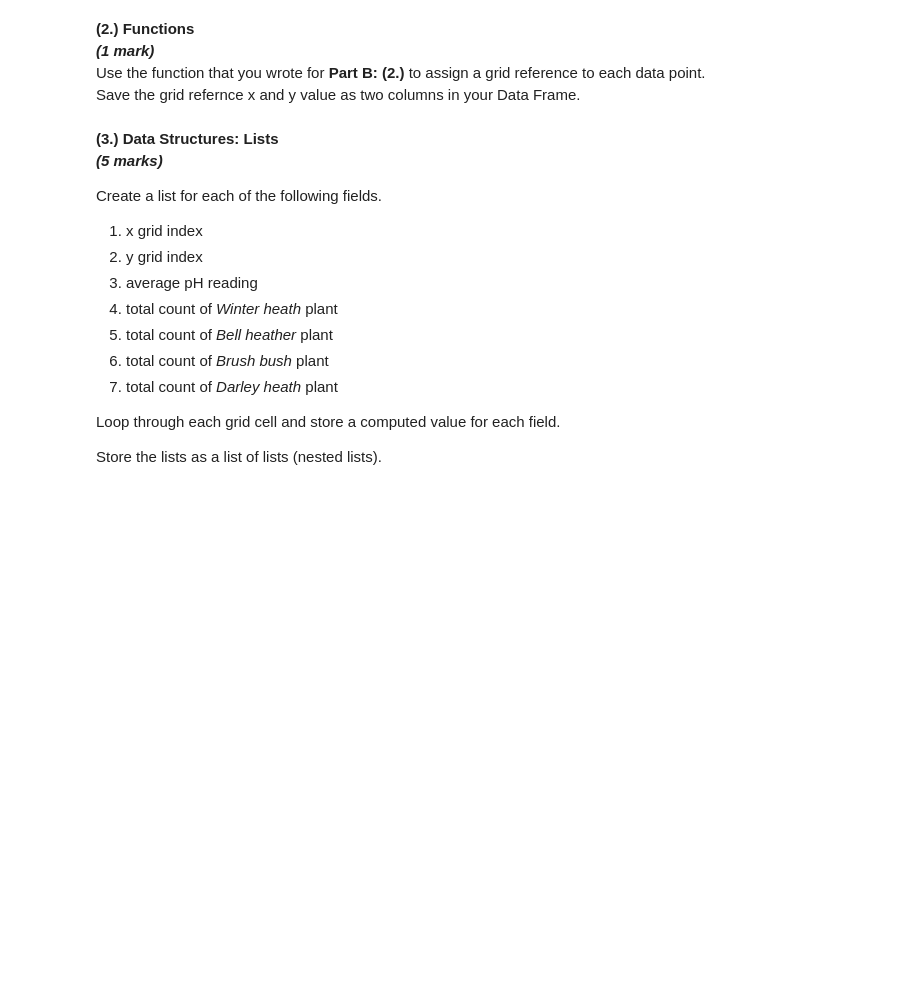
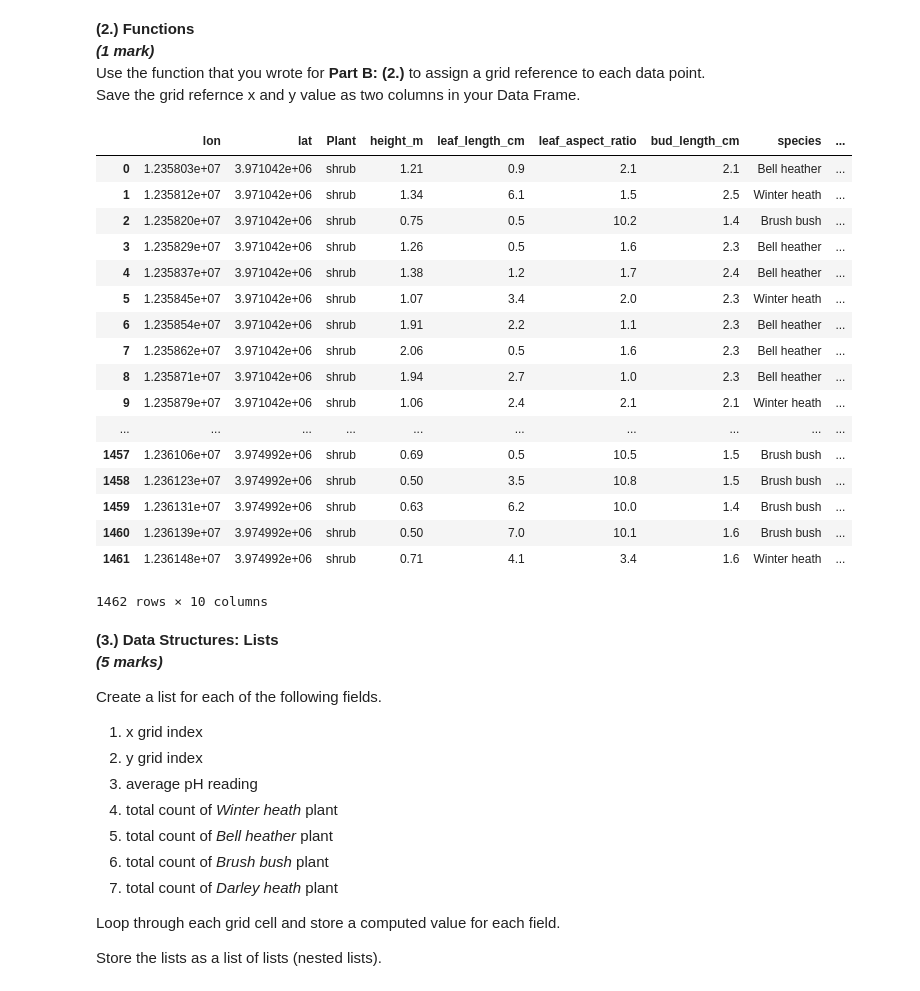
Before and after one commit to zaheirava/snake, a Jupyter notebook: CourseworkAssignment_Student.ipynb, the cells around one changed output. Saved outputs shown, nothing was run; the diff lists cells and outputs as text; code cells hidden in the pictures; blank space fills up the shorter version.

```diff
--- a/CourseworkAssignment_Student.ipynb
+++ b/CourseworkAssignment_Student.ipynb
@@ -279,17 +300,36 @@ def testing(shrub):
     else:
         return 'Darley heath'
 
-mylist=[]
+shrublist=[]
 for i in range(len(data)):
-    mylist.append(testing(shrub=data.iloc[i,3:].tolist()))
-data['species']=mylist;
+    shrublist.append(testing(shrub=data.iloc[i,3:].tolist()))
+data['species']=shrublist;
 # %% [markdown]
 __(2.) Functions__
 <br>__*(1 mark)*__
 <br>Use the function that you wrote for __Part B: (2.)__ to assign a grid reference to each data point.  <br>Save the grid refernce x and y value as two columns in your Data Frame.
 # %%
 scale(data)
-#display(data)
+display(data)
+# %% [output]
+|  | lon | lat | Plant | height_m | leaf_length_cm | leaf_aspect_ratio | bud_length_cm | species | ... |
+| 0 | 1.235803e+07 | 3.971042e+06 | shrub | 1.21 | 0.9 | 2.1 | 2.1 | Bell heather | ... |
+| 1 | 1.235812e+07 | 3.971042e+06 | shrub | 1.34 | 6.1 | 1.5 | 2.5 | Winter heath | ... |
+| 2 | 1.235820e+07 | 3.971042e+06 | shrub | 0.75 | 0.5 | 10.2 | 1.4 | Brush bush | ... |
+| 3 | 1.235829e+07 | 3.971042e+06 | shrub | 1.26 | 0.5 | 1.6 | 2.3 | Bell heather | ... |
+| 4 | 1.235837e+07 | 3.971042e+06 | shrub | 1.38 | 1.2 | 1.7 | 2.4 | Bell heather | ... |
+| 5 | 1.235845e+07 | 3.971042e+06 | shrub | 1.07 | 3.4 | 2.0 | 2.3 | Winter heath | ... |
+| 6 | 1.235854e+07 | 3.971042e+06 | shrub | 1.91 | 2.2 | 1.1 | 2.3 | Bell heather | ... |
+| 7 | 1.235862e+07 | 3.971042e+06 | shrub | 2.06 | 0.5 | 1.6 | 2.3 | Bell heather | ... |
+| 8 | 1.235871e+07 | 3.971042e+06 | shrub | 1.94 | 2.7 | 1.0 | 2.3 | Bell heather | ... |
+| 9 | 1.235879e+07 | 3.971042e+06 | shrub | 1.06 | 2.4 | 2.1 | 2.1 | Winter heath | ... |
+| ... | ... | ... | ... | ... | ... | ... | ... | ... | ... |
+| 1457 | 1.236106e+07 | 3.974992e+06 | shrub | 0.69 | 0.5 | 10.5 | 1.5 | Brush bush | ... |
+| 1458 | 1.236123e+07 | 3.974992e+06 | shrub | 0.50 | 3.5 | 10.8 | 1.5 | Brush bush | ... |
+| 1459 | 1.236131e+07 | 3.974992e+06 | shrub | 0.63 | 6.2 | 10.0 | 1.4 | Brush bush | ... |
+| 1460 | 1.236139e+07 | 3.974992e+06 | shrub | 0.50 | 7.0 | 10.1 | 1.6 | Brush bush | ... |
+| 1461 | 1.236148e+07 | 3.974992e+06 | shrub | 0.71 | 4.1 | 3.4 | 1.6 | Winter heath | ... |
+1462 rows × 10 columns
 # %% [markdown]
 __(3.) Data Structures: Lists__
 <br>__*(5 marks)*__
```
Also changed, not shown: parts of 4 cells of this notebook.
